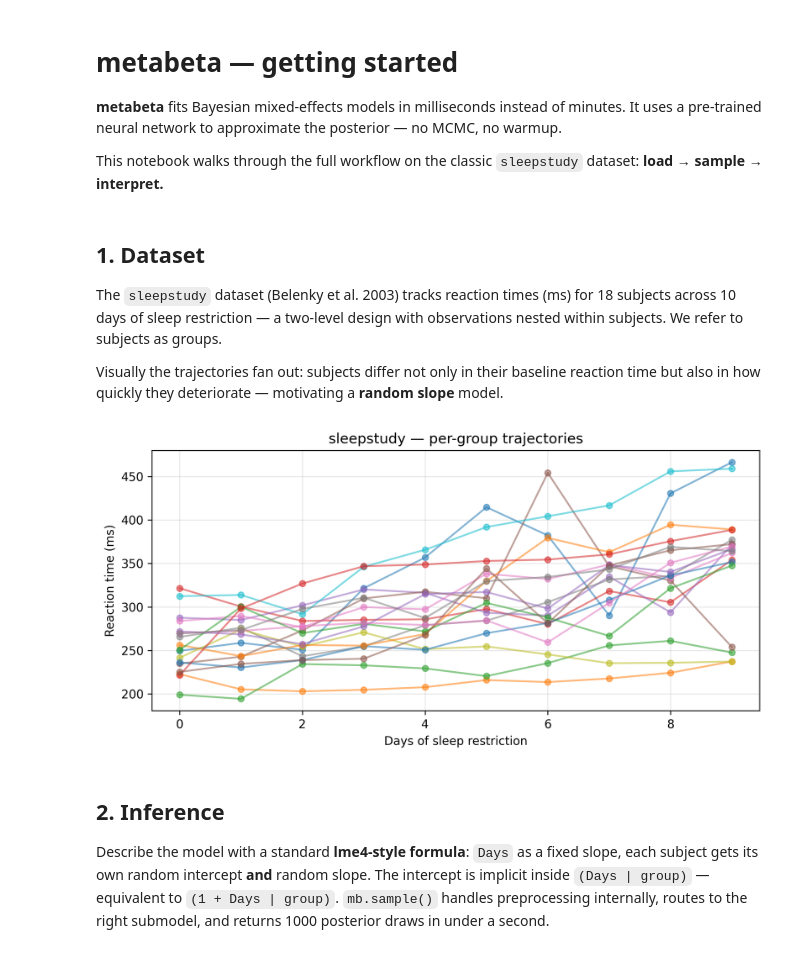
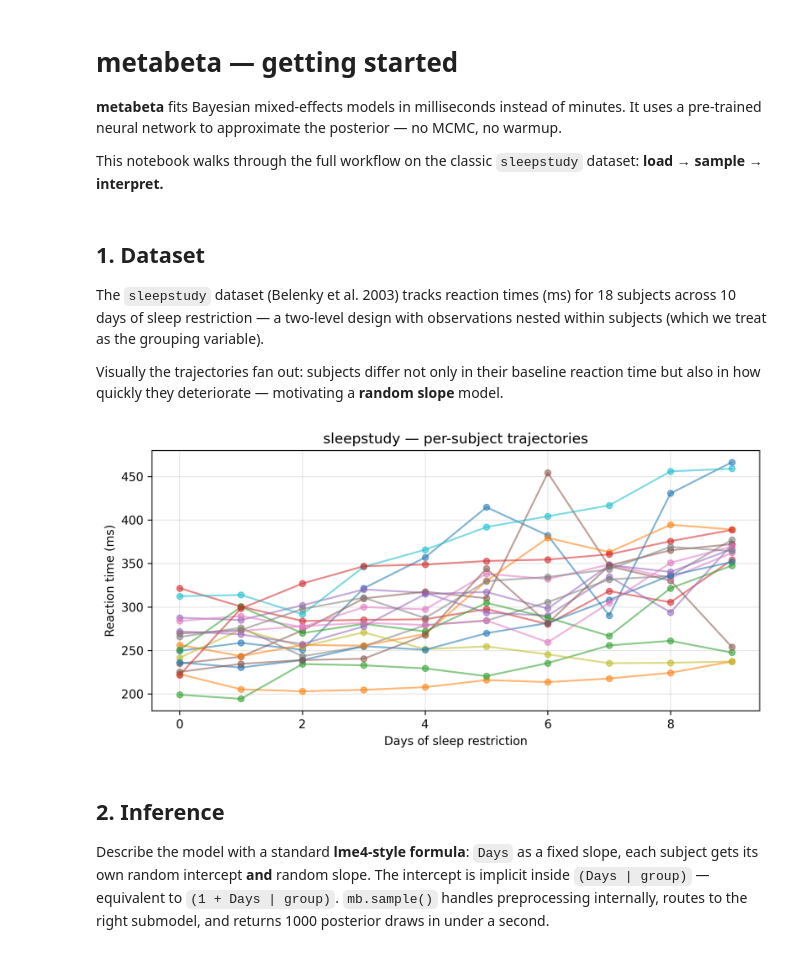
Before and after one commit to adkipnis/metabeta, a Jupyter notebook: demos/intro.ipynb, the cells around one changed output. Drawn from its saved outputs; the diff is of its cells as text; code cells hidden in the pictures.

```diff
--- a/demos/intro.ipynb
+++ b/demos/intro.ipynb
@@ -23,25 +23,29 @@ mb = Router('/tmp/joint_normal_v1.pt', device='cpu')
 
 The `sleepstudy` dataset (Belenky et al. 2003) tracks reaction times (ms) for 18 subjects
 across 10 days of sleep restriction — a two-level design with observations nested within
-subjects. We refer to subjects as groups.
+subjects (which we treat as the grouping variable).
 
 Visually the trajectories fan out: subjects differ not only in their baseline reaction time
 but also in how quickly they deteriorate — motivating a **random slope** model.
 # %%
-df = pd.read_parquet('../metabeta/datasets/from-r/parquet/sleep.parquet')
+import statsmodels.api as sm
+
+df = sm.datasets.get_rdataset('sleepstudy', 'lme4').data.rename(
+    columns={'Reaction': 'y'}
+)
 
 fig, ax = plt.subplots(figsize=(8, 4), dpi=300)
-for _, grp in df.groupby('group'):
+for _, grp in df.groupby('Subject'):
     ax.plot(grp['Days'], grp['y'], 'o-', alpha=0.55, lw=1.5, ms=5)
 ax.set_xlabel('Days of sleep restriction')
 ax.set_ylabel('Reaction time (ms)')
-ax.set_title('sleepstudy — per-group trajectories')
+ax.set_title('sleepstudy — per-subject trajectories')
 ax.grid(alpha=0.3)
 ax.set_axisbelow(True)
 plt.tight_layout()
 plt.show()
 # %% [output]
-[figure, old version]
+[figure, new version]
 # %% [markdown]
 ## 2. Inference
 
```
Also changed, not shown: parts of 6 cells of this notebook.
